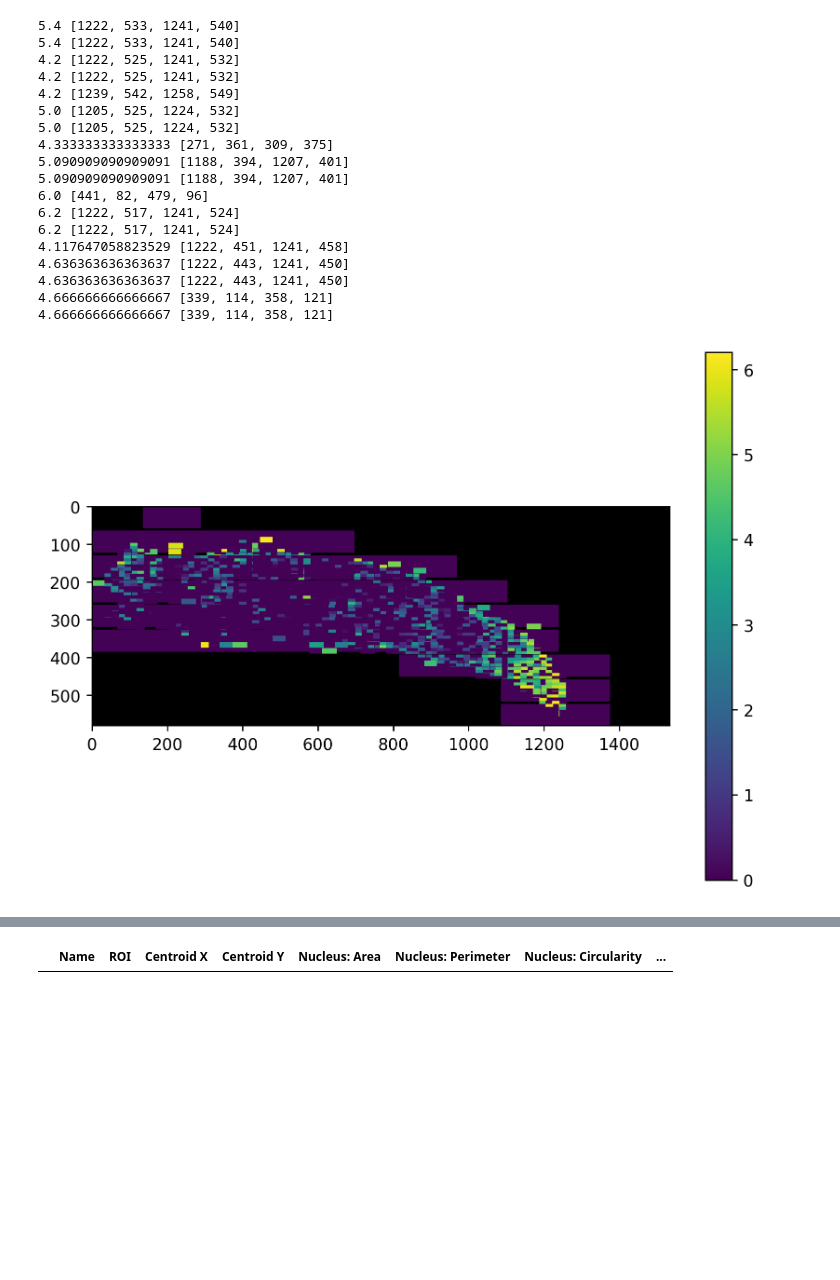
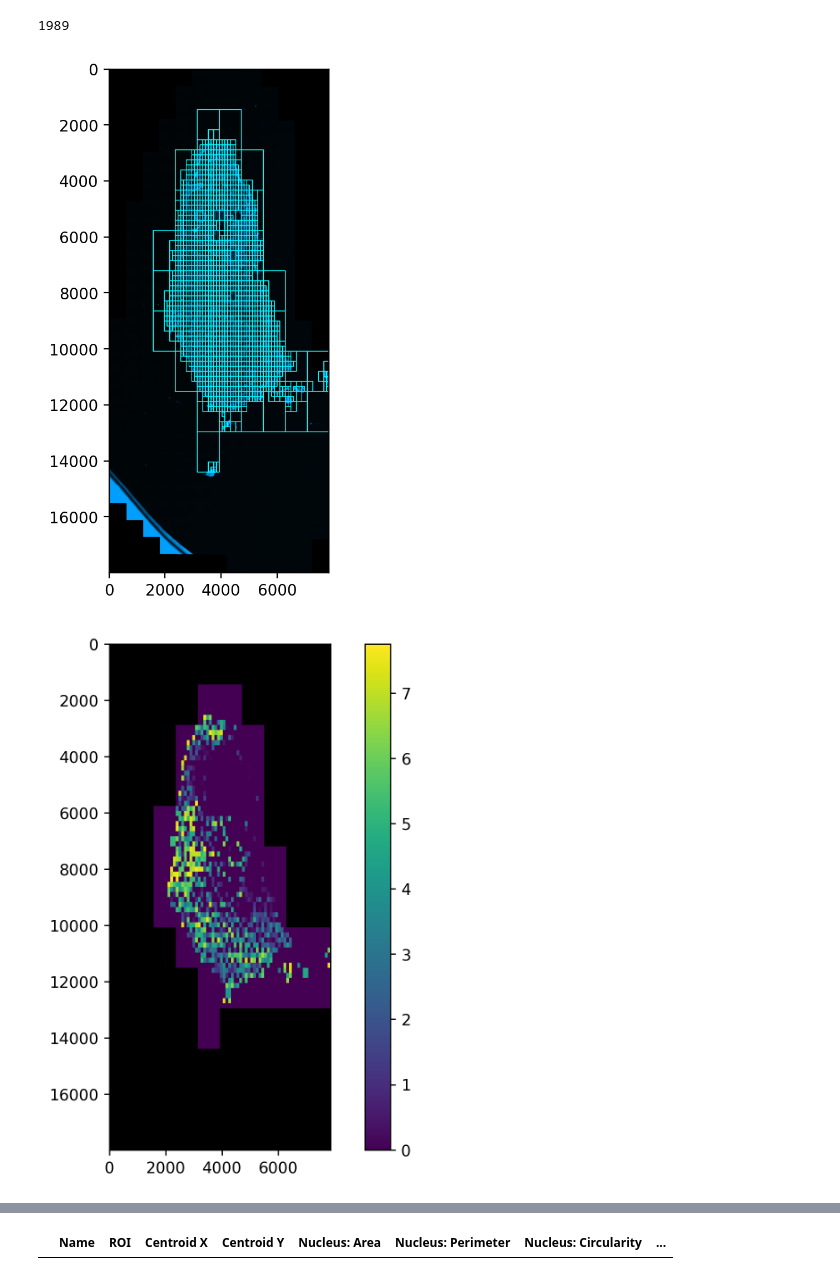
Before and after one commit to BiomedicalMachineLearning/SkinSpatial, a Jupyter notebook: Posprocess_result_from_QuPath.ipynb, the cells around one changed output, grey strips where cells are left out. Cells and saved outputs as stored; diff of their text form; code cells hidden in the pictures; blank space fills up the shorter version.

```diff
--- a/Posprocess_result_from_QuPath.ipynb
+++ b/Posprocess_result_from_QuPath.ipynb
@@ -63,8 +74,8 @@ def mkdirs(dirs):
         os.makedirs(dirs)
 
 
-def convert_original2scaled(x_coord, y_coord, scaled_size, original_size=original_czi1_size):
-    return int(x_coord*scaled_size[0]/original_size[0]), int(y_coord*scaled_size[1]/original_size[1])
+def convert_original2scaled(x_coord, y_coord, scaled_size, original_size=original_czi1_size, exclude_rate_h=1.0, exclude_rate_w=1.0):
+    return int(x_coord*scaled_size[0]/(original_size[0]*exclude_rate_w)), int(y_coord*scaled_size[1]/(original_size[1]*exclude_rate_h))
 
 
 def list_to_int(list1D):
@@ -108,5 +132,5 @@ plt.imshow(img_dapi_origin, vmax=255, vmin=0)
 # %%
-scene_output_dir = os.path.join(qupath_output, 'Scene_4')
+scene_output_dir = os.path.join(qupath_output, 'Scene_1')
 list_output_files = get_files_in_dir_recursively(scene_output_dir)
 print(len(list_output_files))
 list_output_files = np.array(list_output_files)
@@ -155,3 +192,12 @@ plt.savefig('All_annotation_visualize')
+# %%
+demo_image = draw_rectangles(img_dapi_origin, all_rects, thickness=30)
+print(len(all_rects))
+plt.figure(num=None, figsize=(8, 6), dpi=200, facecolor='w', edgecolor='k')
+plt.imshow(demo_image, vmax=255, vmin=0)
+plt.savefig('All_annotation_visualize')
+# %% [output]
+1989
+[figure, added]
 # %%
 def parse_measurement_string(measurement_string):
     result = re.sub(r"\[|\]", '',measurement_string)
@@ -271,11 +317,19 @@ for fn in list_output_files:
                 if child_count.get('_'.join(str(i) for i in parent_annot), None) is None:
 
                     x_par, y_par = parent_annot
-                    annot_x, annot_y = convert_original2scaled(x_par, y_par, (img_dapi.shape[0], img_dapi.shape[1]), original_czi4_size)
+                    annot_x, annot_y = convert_original2scaled(x_par, y_par,
+                                                               (img_dapi.shape[0], img_dapi.shape[1]),
+                                                               original_czi1_size)
                     if index == 0:
-                        par_rect = [annot_x, annot_y, annot_x+int(big_window*img_dapi.shape[1]),annot_y+int(big_window*img_dapi.shape[0])]
+                        par_rect = [annot_x,
+                                    annot_y,
+                                    annot_x+int(big_window*img_dapi.shape[1]),
+                                    annot_y+int(big_window*img_dapi.shape[0]*0.8)]
                     elif index == 1:
-                        par_rect = [annot_x, annot_y, annot_x+int(medium_window*img_dapi.shape[1]),annot_y+int(medium_window*img_dapi.shape[0])]
+                        par_rect = [annot_x,
+                                    annot_y,
+                                    annot_x+int(medium_window*img_dapi.shape[1]),
+                                    annot_y+int(medium_window*img_dapi.shape[0]*0.8)]
                     all_collocalized_rects.append(par_rect)
                     score = collocalize_score(fn)
                     child_count['_'.join(str(i) for i in parent_annot)] = 1
@@ -283,60 +337,52 @@ for fn in list_output_files:
 
                 else:
                     child_count['_'.join(str(i) for i in parent_annot)] += 1
-                    annot_x, annot_y = convert_original2scaled(x_coord, y_coord, (img_dapi.shape[0], img_dapi.shape[1]), original_czi4_size)
+                    annot_x, annot_y = convert_original2scaled(x_coord, y_coord,
+                                                               (img_dapi.shape[0], img_dapi.shape[1]),
+                                                               original_czi1_size)
                     if len(parent_annots) == 1:
                         ratio = medium_window
                     elif len(parent_annots) == 2:
                         ratio = small_window
-                    rect = [annot_x, annot_y, annot_x+int(ratio*img_dapi.shape[1]),annot_y+int(ratio*img_dapi.shape[0])]
+                    rect = [annot_x,
+                            annot_y,
+                            annot_x+int(ratio*img_dapi.shape[1]),
+                            annot_y+int(ratio*img_dapi.shape[0]*0.8)]
                     all_collocalized_rects.append(rect)
                     score = collocalize_score(fn)
-                    if score > 4:
-                        print(score, rect)
+#                     if score > 4:
+#                         print(score, rect)
 #                         print(fn)
                     box_collocalized_scores.append(normalize_score_by_rect(score, rect))
         else:
-            annot_x, annot_y = convert_original2scaled(x_coord, y_coord, (img_dapi.shape[0], img_dapi.shape[1]), original_czi4_size)
-            rect = [annot_x, annot_y, annot_x+int(big_window*img_dapi.shape[1]),annot_y+int(big_window*img_dapi.shape[0])]
+            annot_x, annot_y = convert_original2scaled(x_coord, y_coord,
+                                                       (img_dapi.shape[0], img_dapi.shape[1]),
+                                                       original_czi1_size)
+            rect = [annot_x,
+                    annot_y,
+                    annot_x+int(big_window*img_dapi.shape[1]),
+                    annot_y+int(big_window*img_dapi.shape[0]*0.8)]
             all_collocalized_rects.append(rect)
             score = collocalize_score(fn)
             box_collocalized_scores.append(0)
 
 
 box_collocalized_scores = np.array(box_collocalized_scores)
 # std_scaler = StandardScaler()
 # stded_box_score = std_scaler.fit_transform(box_collocalized_scores.reshape(-1,1))
 # print(stded_box_score.mean(), stded_box_score.std())
 # print(stded_box_score.reshape(box_collocalized_scores.shape))
 heat_colors = np.array(map_heat_values2colors(box_collocalized_scores))
 # print(heat_colors[10:25])
 heat_colors = heat_colors * 255
 # print(heat_colors[10:25])
 demo_image = draw_rectangles_heat(img_dapi, all_collocalized_rects, heat_colors, box_collocalized_scores)
-
+# demo_image = draw_rectangles(img_dapi_origin, all_rects, thickness=30)
 plt.figure(num=None, figsize=(8, 6), dpi=250, facecolor='w', edgecolor='k')
 plt.imshow(demo_image, vmax=box_collocalized_scores.min(), vmin=box_collocalized_scores.max())
 plt.colorbar()
-plt.savefig('collocalization_heatmap_normalized_cell_count_scene4')
+plt.savefig('collocalization_heatmap_normalized_cell_count_scene1')
 # print(len(set(box_scores)))
 # sns.palplot(sns.mpl_palette("viridis", len(set(box_scores))))
 # %% [output]
-5.4 [1222, 533, 1241, 540]
-5.4 [1222, 533, 1241, 540]
-4.2 [1222, 525, 1241, 532]
-4.2 [1222, 525, 1241, 532]
-4.2 [1239, 542, 1258, 549]
-5.0 [1205, 525, 1224, 532]
-5.0 [1205, 525, 1224, 532]
-4.333333333333333 [271, 361, 309, 375]
-5.090909090909091 [1188, 394, 1207, 401]
-5.090909090909091 [1188, 394, 1207, 401]
-6.0 [441, 82, 479, 96]
-6.2 [1222, 517, 1241, 524]
-6.2 [1222, 517, 1241, 524]
-4.117647058823529 [1222, 451, 1241, 458]
-4.636363636363637 [1222, 443, 1241, 450]
-4.636363636363637 [1222, 443, 1241, 450]
-4.666666666666667 [339, 114, 358, 121]
-4.666666666666667 [339, 114, 358, 121]
-[figure, old version]
+[figure, new version]
```
Also changed, not shown: parts of 7 cells of this notebook, 1 other file.
